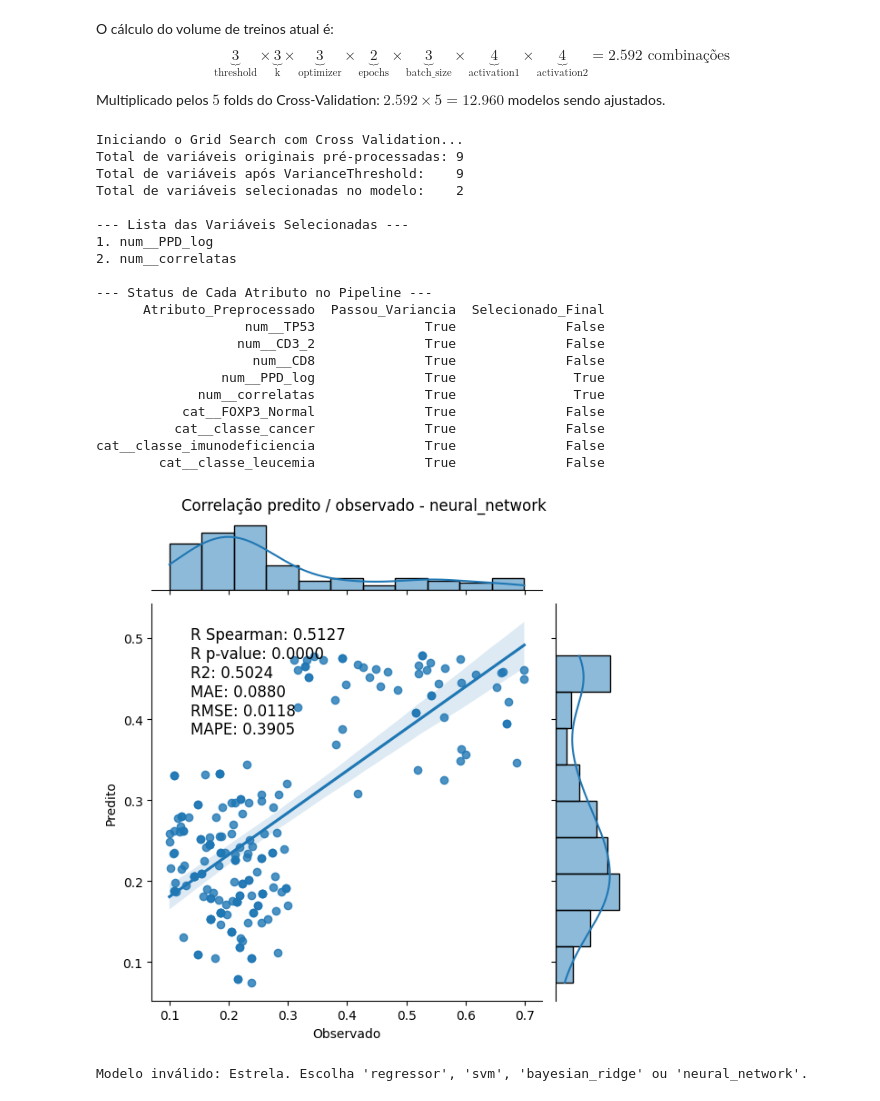
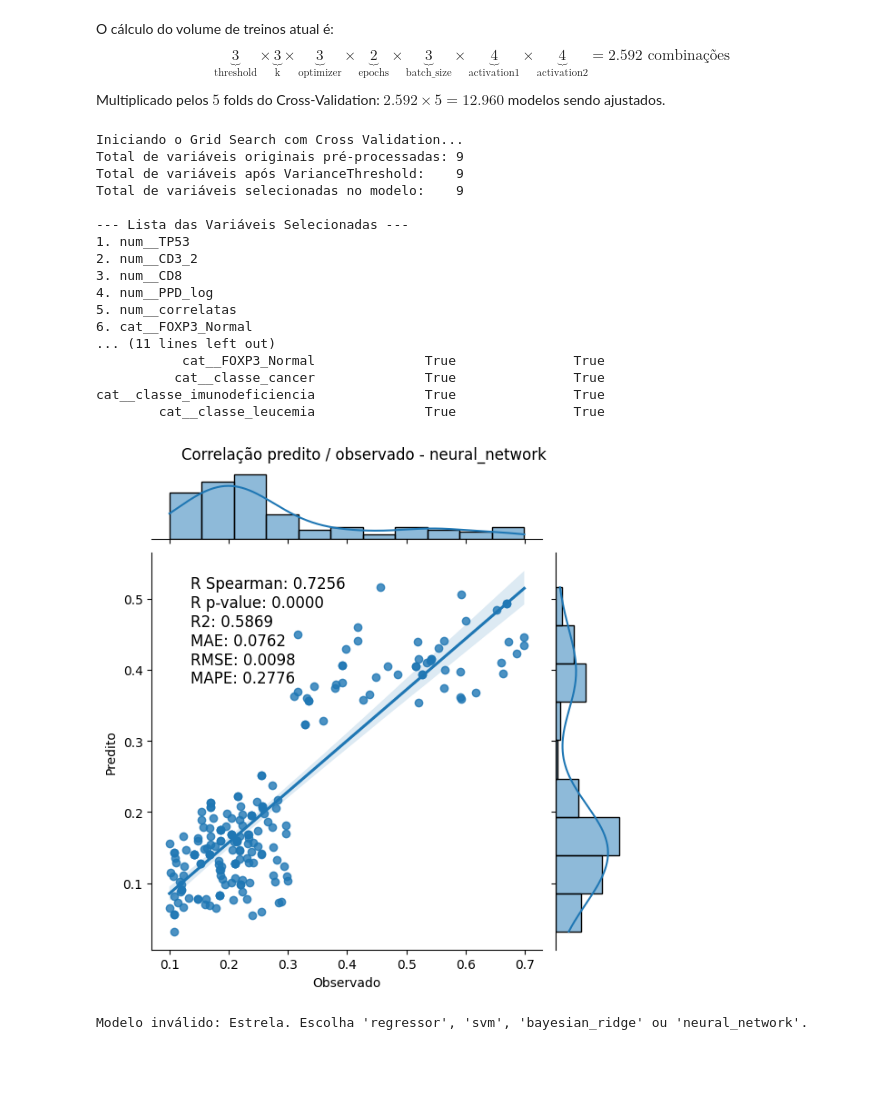
Before and after one commit to Laboratorio-de-Analise-de-Dados/disciplina_python_ml, a Jupyter notebook: dev/script/aulas_teoricas/07-aula-09-04-treinamento_regressão_2026-07-28.ipynb, the cells around one changed output. Cells and saved outputs as stored; diff of their text form; code cells hidden in the pictures; blank space fills up the shorter version.

```diff
--- a/dev/script/aulas_teoricas/07-aula-09-04-treinamento_regressão_2026-07-28.ipynb
+++ b/dev/script/aulas_teoricas/07-aula-09-04-treinamento_regressão_2026-07-28.ipynb
@@ -325,29 +332,26 @@ cat__classe_imunodeficiencia              True               True
 # %% [markdown]
 O cálculo do volume de treinos atual é:$$\underbrace{3}_{\text{threshold}} \times \underbrace{3}_{\text{k}} \times \underbrace{3}_{\text{optimizer}} \times \underbrace{2}_{\text{epochs}} \times \underbrace{3}_{\text{batch\_size}} \times \underbrace{4}_{\text{activation1}} \times \underbrace{4}_{\text{activation2}} = 2.592 \text{ combinações}$$Multiplicado pelos $5$ folds do Cross-Validation: $2.592 \times 5 = 12.960$ modelos sendo ajustados.
 # %%
-metricas_nn, pred_nn = regressor.regress(modelo='neural_network', n_iter_search=2)
+metricas_nn, pred_nn = regressor.regress(modelo='neural_network', n_iter_search=5)
 # %% [output]
 Iniciando o Grid Search com Cross Validation...
 Total de variáveis originais pré-processadas: 9
 Total de variáveis após VarianceThreshold:    9
-Total de variáveis selecionadas no modelo:    2
+Total de variáveis selecionadas no modelo:    9
 
 --- Lista das Variáveis Selecionadas ---
-1. num__PPD_log
-2. num__correlatas
-
---- Status de Cada Atributo no Pipeline ---
-      Atributo_Preprocessado  Passou_Variancia  Selecionado_Final
-                   num__TP53              True              False
-                  num__CD3_2              True              False
-                    num__CD8              True              False
-                num__PPD_log              True               True
-             num__correlatas              True               True
-           cat__FOXP3_Normal              True              False
-          cat__classe_cancer              True              False
-cat__classe_imunodeficiencia              True              False
-        cat__classe_leucemia              True              False
+1. num__TP53
+2. num__CD3_2
+3. num__CD8
+4. num__PPD_log
+5. num__correlatas
+6. cat__FOXP3_Normal
+... (11 lines left out)
+           cat__FOXP3_Normal              True               True
+          cat__classe_cancer              True               True
+cat__classe_imunodeficiencia              True               True
+        cat__classe_leucemia              True               True
-[figure, old version]
+[figure, new version]
 # %%
 try:
     metricas_estr, pred_estr = regressor.regress(modelo='Estrela')
```
Also changed, not shown: parts of 11 cells of this notebook, 3 other files.
